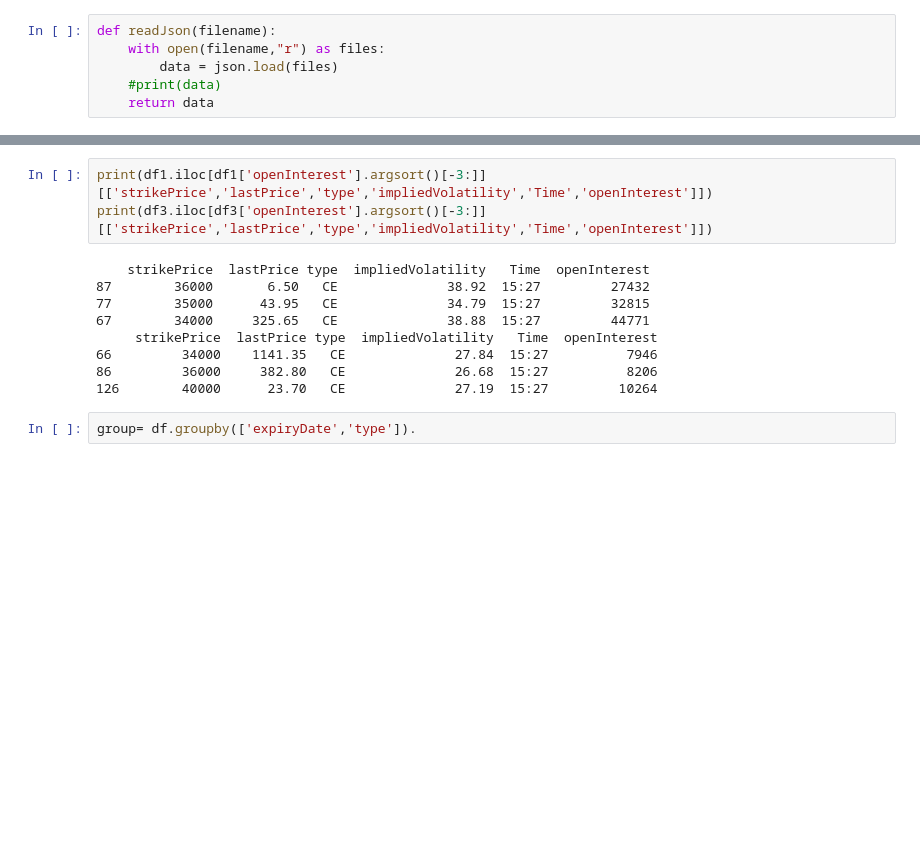
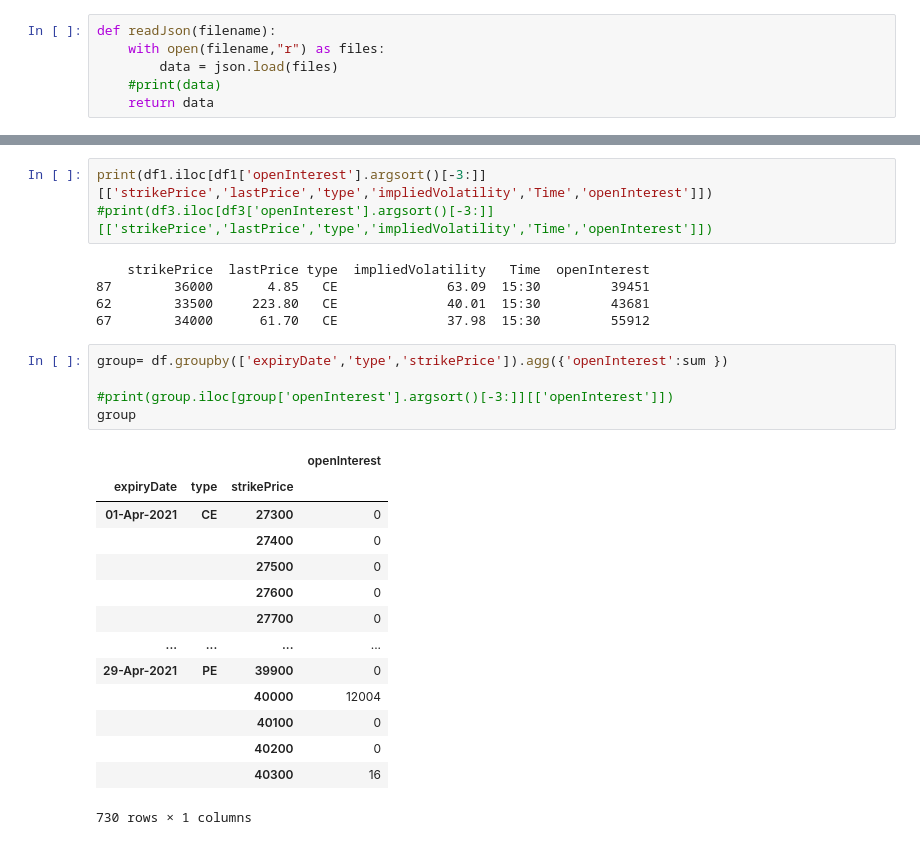
Before and after one commit to SanjotRaibagkar/mokshtech, a Jupyter notebook: stock_predictor/optionvaluecalculation/OptionChain/plotoptionchainData.ipynb, the cells around one changed output, grey strips where cells are left out. Cells and saved outputs as stored; diff of their text form; blank space fills up the shorter version.

```diff
--- a/stock_predictor/optionvaluecalculation/OptionChain/plotoptionchainData.ipynb
+++ b/stock_predictor/optionvaluecalculation/OptionChain/plotoptionchainData.ipynb
@@ -64,14 +89,28 @@ SyntaxError: invalid syntax (<ipython-input-152-a0b775f3ec87>, line 1)
 # %%
 print(df1.iloc[df1['openInterest'].argsort()[-3:]][['strikePrice','lastPrice','type','impliedVolatility','Time','openInterest']])
-print(df3.iloc[df3['openInterest'].argsort()[-3:]][['strikePrice','lastPrice','type','impliedVolatility','Time','openInterest']])
+#print(df3.iloc[df3['openInterest'].argsort()[-3:]][['strikePrice','lastPrice','type','impliedVolatility','Time','openInterest']])
 # %% [output]
     strikePrice  lastPrice type  impliedVolatility   Time  openInterest
-87        36000       6.50   CE              38.92  15:27         27432
-77        35000      43.95   CE              34.79  15:27         32815
-67        34000     325.65   CE              38.88  15:27         44771
-     strikePrice  lastPrice type  impliedVolatility   Time  openInterest
-66         34000    1141.35   CE              27.84  15:27          7946
-86         36000     382.80   CE              26.68  15:27          8206
-126        40000      23.70   CE              27.19  15:27         10264
+87        36000       4.85   CE              63.09  15:30         39451
+62        33500     223.80   CE              40.01  15:30         43681
+67        34000      61.70   CE              37.98  15:30         55912
-# %%
-group= df.groupby(['expiryDate','type']).
+# %%
+group= df.groupby(['expiryDate','type','strikePrice']).agg({'openInterest':sum })
+
+#print(group.iloc[group['openInterest'].argsort()[-3:]][['openInterest']])
+group
+# %% [output]
+|  |  |  | openInterest |
+| expiryDate | type | strikePrice |  |
+| 01-Apr-2021 | CE | 27300 | 0 |
+|  |  | 27400 | 0 |
+|  |  | 27500 | 0 |
+|  |  | 27600 | 0 |
+|  |  | 27700 | 0 |
+| ... | ... | ... | ... |
+| 29-Apr-2021 | PE | 39900 | 0 |
+|  |  | 40000 | 12004 |
+|  |  | 40100 | 0 |
+|  |  | 40200 | 0 |
+|  |  | 40300 | 16 |
+730 rows × 1 columns
```
Also changed, not shown: parts of 4 cells of this notebook, 2 other files.
